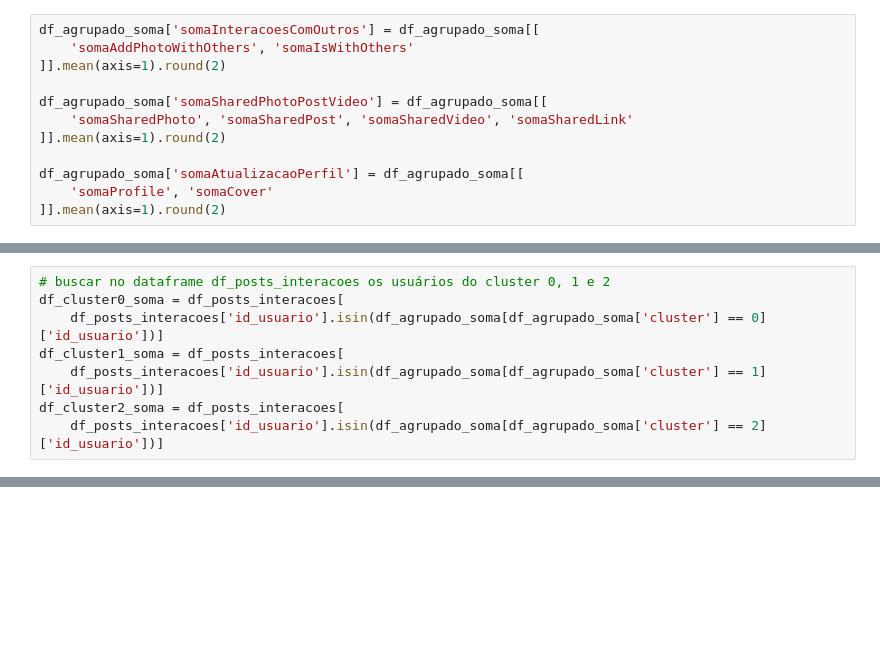
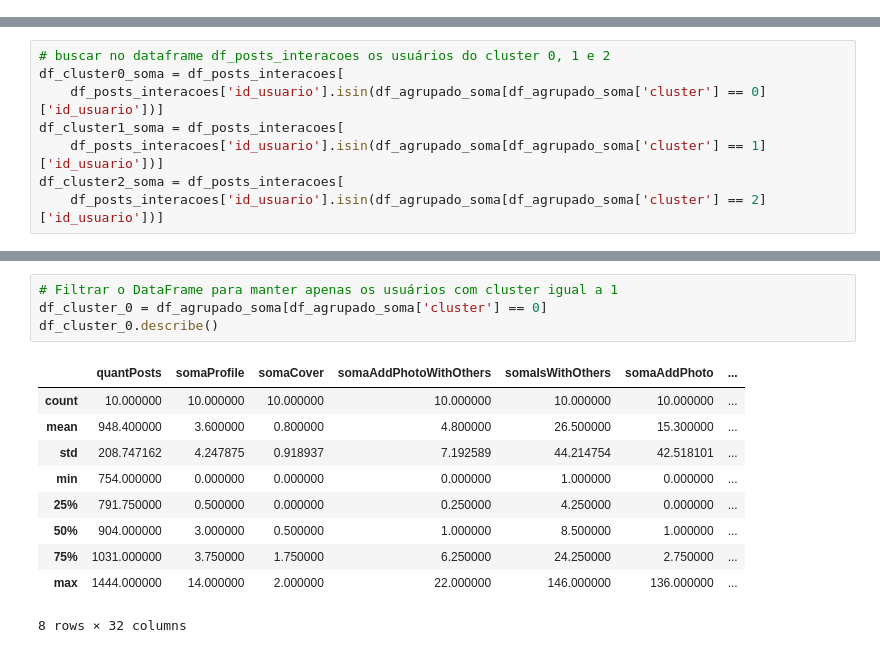
Before and after one commit to paulovitorss/analise_dados, a Jupyter notebook: teste.ipynb, the cells around one changed output, grey strips where cells are left out. Drawn from its saved outputs; the diff is of its cells as text; blank space fills up the shorter version.

```diff
--- a/teste.ipynb
+++ b/teste.ipynb
@@ -318,12 +373,0 @@ for i in range(len(colunas_interacoes.columns)):
-# %%
-df_agrupado_soma['somaInteracoesComOutros'] = df_agrupado_soma[[
-    'somaAddPhotoWithOthers', 'somaIsWithOthers'
-]].mean(axis=1).round(2)
-
-df_agrupado_soma['somaSharedPhotoPostVideo'] = df_agrupado_soma[[
-    'somaSharedPhoto', 'somaSharedPost', 'somaSharedVideo', 'somaSharedLink'
-]].mean(axis=1).round(2)
-
-df_agrupado_soma['somaAtualizacaoPerfil'] = df_agrupado_soma[[
-    'somaProfile', 'somaCover'
-]].mean(axis=1).round(2)
@@ -575,0 +659,15 @@ Coeficiente de Silhueta (Agglomerative Clustering): 0.21265660500572828
+# %%
+# Filtrar o DataFrame para manter apenas os usuários com cluster igual a 1
+df_cluster_0 = df_agrupado_soma[df_agrupado_soma['cluster'] == 0]
+df_cluster_0.describe()
+# %% [output]
+|  | quantPosts | somaProfile | somaCover | somaAddPhotoWithOthers | somaIsWithOthers | somaAddPhoto | ... |
+| count | 10.000000 | 10.000000 | 10.000000 | 10.000000 | 10.000000 | 10.000000 | ... |
+| mean | 948.400000 | 3.600000 | 0.800000 | 4.800000 | 26.500000 | 15.300000 | ... |
+| std | 208.747162 | 4.247875 | 0.918937 | 7.192589 | 44.214754 | 42.518101 | ... |
+| min | 754.000000 | 0.000000 | 0.000000 | 0.000000 | 1.000000 | 0.000000 | ... |
+| 25% | 791.750000 | 0.500000 | 0.000000 | 0.250000 | 4.250000 | 0.000000 | ... |
+| 50% | 904.000000 | 3.000000 | 0.500000 | 1.000000 | 8.500000 | 1.000000 | ... |
+| 75% | 1031.000000 | 3.750000 | 1.750000 | 6.250000 | 24.250000 | 2.750000 | ... |
+| max | 1444.000000 | 14.000000 | 2.000000 | 22.000000 | 146.000000 | 136.000000 | ... |
+8 rows × 32 columns
```
Also changed, not shown: parts of 34 cells of this notebook, 1 other file.
